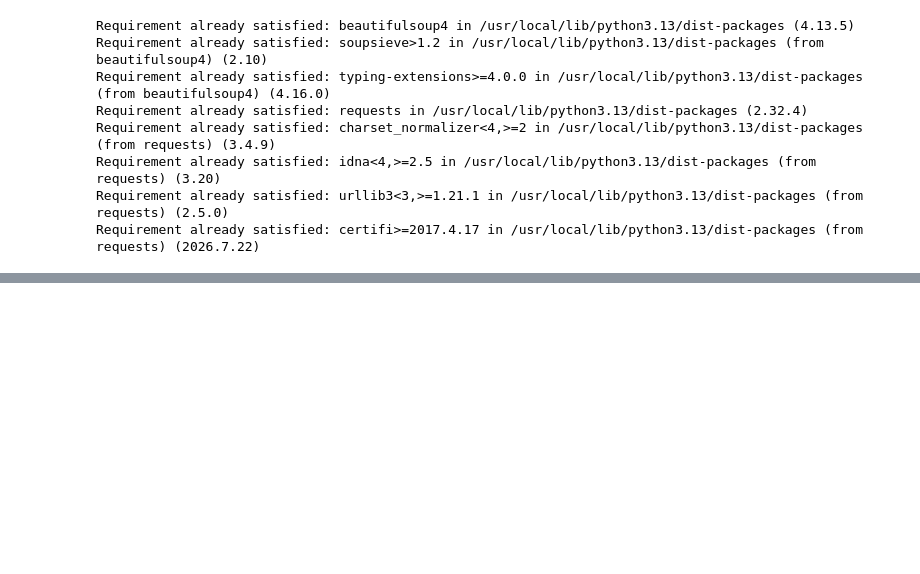
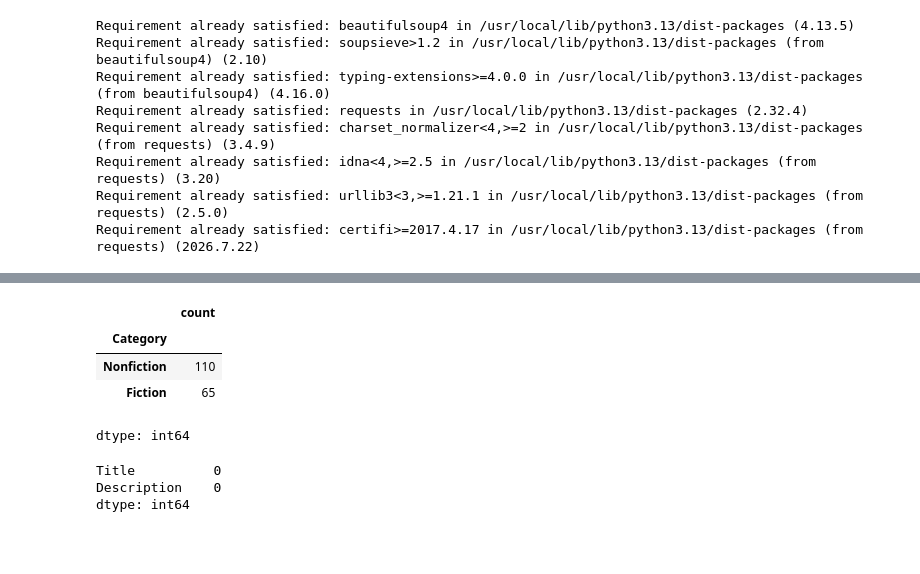
Before and after one commit to matildadaniela/Book-scraping-project, a Jupyter notebook: Book_Scraping_Project.ipynb, the cells around one changed output, grey strips where cells are left out. Cells and saved outputs as stored; diff of their text form; code cells hidden in the pictures; blank space fills up the shorter version.

```diff
--- a/Book_Scraping_Project.ipynb
+++ b/Book_Scraping_Project.ipynb
@@ -118,0 +145,18 @@ print(class_content)
+# %%
+#Category distribution
+df_all['Category'].value_counts()
+# %% [output]
+|  | count |
+| Category |  |
+| Nonfiction | 110 |
+| Fiction | 65 |
+dtype: int64
+# %%
+#Checking for empty descriptions and titles
+print((df_all[['Title', 'Description']] == '').sum())
+# %% [output]
+Title          0
+Description    0
+dtype: int64
+# %% [markdown]
+#
```
Also changed, not shown: parts of 13 cells of this notebook.
